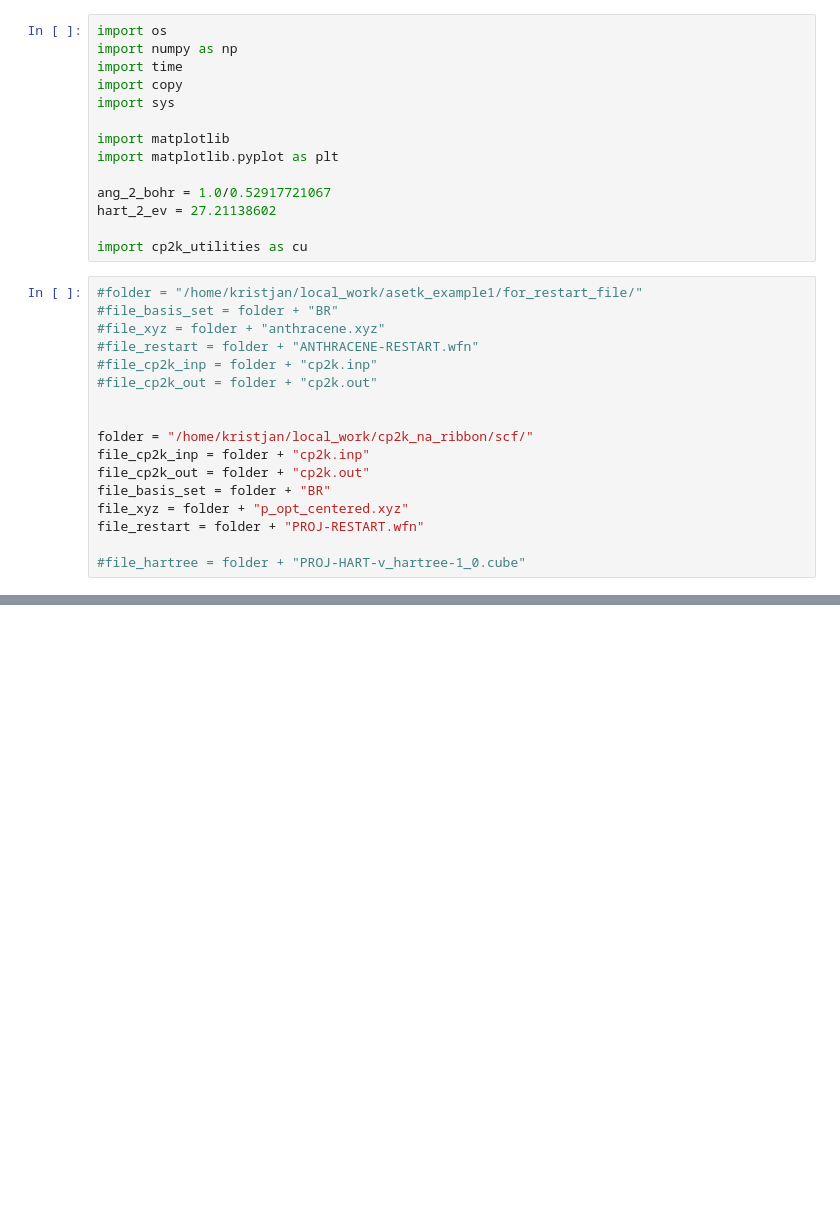
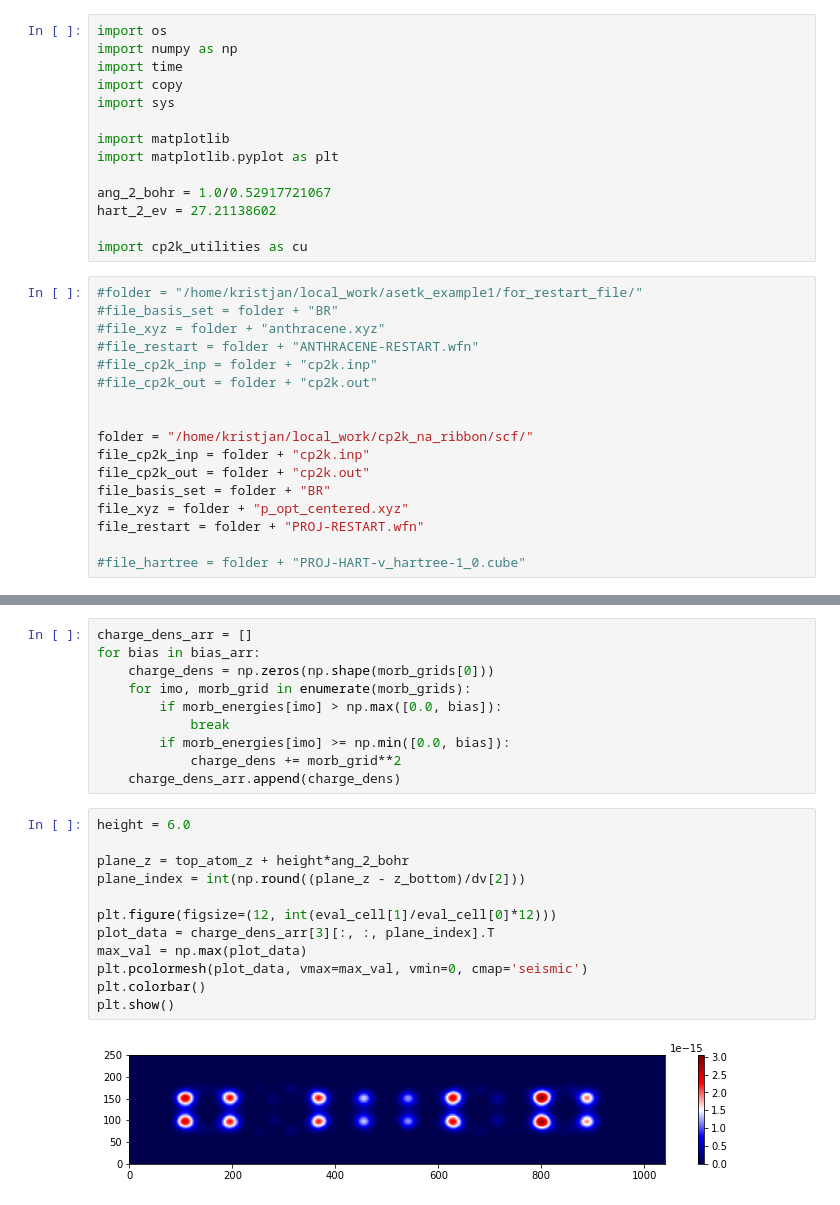
Before and after one commit to nanotech-empa/cp2k-spm-tools, a Jupyter notebook: cube_in_region.ipynb, the cells around one changed output, grey strips where cells are left out. Cells and saved outputs as stored; diff of their text form; blank space fills up the shorter version.

```diff
--- a/cube_in_region.ipynb
+++ b/cube_in_region.ipynb
@@ -230,0 +255,24 @@ np.sum(morb_grids[i_homo]**2)*vol_elem
+# %%
+charge_dens_arr = []
+for bias in bias_arr:
+    charge_dens = np.zeros(np.shape(morb_grids[0]))
+    for imo, morb_grid in enumerate(morb_grids):
+        if morb_energies[imo] > np.max([0.0, bias]):
+            break
+        if morb_energies[imo] >= np.min([0.0, bias]):
+            charge_dens += morb_grid**2
+    charge_dens_arr.append(charge_dens)
+# %%
+height = 6.0
+
+plane_z = top_atom_z + height*ang_2_bohr
+plane_index = int(np.round((plane_z - z_bottom)/dv[2]))
+
+plt.figure(figsize=(12, int(eval_cell[1]/eval_cell[0]*12)))
+plot_data = charge_dens_arr[3][:, :, plane_index].T
+max_val = np.max(plot_data)
+plt.pcolormesh(plot_data, vmax=max_val, vmin=0, cmap='seismic')
+plt.colorbar()
+plt.show()
+# %% [output]
+[figure, added]
```
Also changed, not shown: parts of 25 cells of this notebook, 2 other files.
